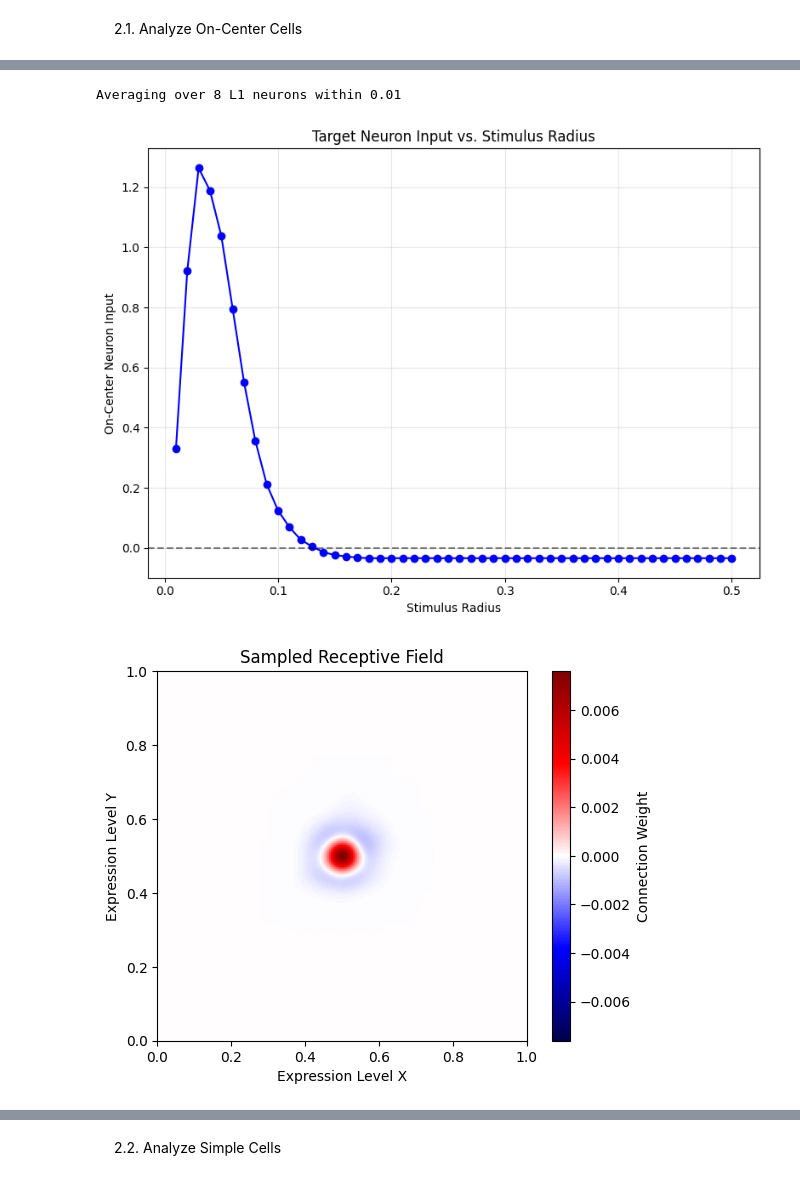
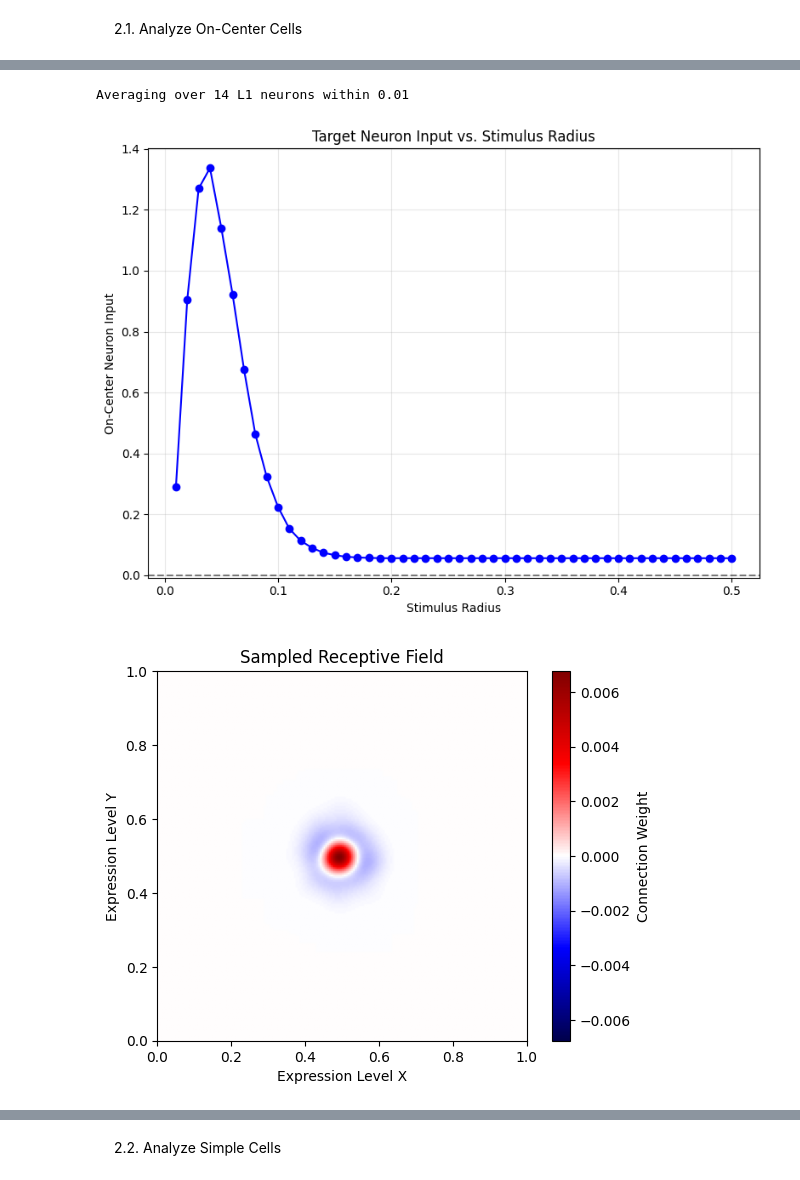
Before and after one commit to Hetznero/chemocnn, a Jupyter notebook: simulations/2d_model.ipynb, the cells around one changed output, grey strips where cells are left out. Drawn from its saved outputs; the diff is of its cells as text; code cells hidden in the pictures.

```diff
--- a/simulations/2d_model.ipynb
+++ b/simulations/2d_model.ipynb
@@ -18,10 +18,17 @@ from lib.utils import *
 
 N_L0_E = 40000
 N_L0_I = 40000
-N_L1_E = 40000
-N_L1_I = 40000
+N_L1_E = 60000
+N_L1_I = 60000
 N_L2_E = 40000
 N_L3_E = 2
+
+# N_L0_E = 40000
+# N_L0_I = 40000
+# N_L1_E = 40000
+# N_L1_I = 40000
+# N_L2_E = 40000
+# N_L3_E = 2
 
 # N_L0_E = 19600
 # N_L0_I = 19600
@@ -377,53 +384,62 @@ plt.tight_layout()
 plt.show()
 
 #############################
 #       Analytical RF       #
 #############################
 
 W_0_csc = W_0.tocsc()
 W_eff = W_0_csc[:, center_idx].toarray().ravel()
 
 true_rf = W_eff.reshape(n, n)
 true_rf = gaussian_filter(true_rf, sigma=5)
 
 vmax_true = np.max(np.abs(true_rf))
 fig, ax = plt.subplots()
 im0 = ax.imshow(true_rf[::-1, :], cmap='seismic', vmin=-vmax_true, vmax=vmax_true, extent=[0, 1, 0, 1])
 ax.set_title('Sampled Receptive Field')
 ax.set_xlabel('Expression Level X')
 ax.set_ylabel('Expression Level Y')
 plt.colorbar(im0, ax=ax, label='Connection Weight')
 plt.show()
 
 #############################
-#        Find RWA RF        #
+#           STA RF          #
 #############################
 
-# n_frames = 50000
-# stim = np.random.randn(n_frames, N_L0_E)
+m, T, B = 100, 200000, 5000
+blk = n // m
+assert n % m == 0
+rng = np.random.default_rng(0)
+target_idx = center_idx
 
-# W_0_csc = W_0.tocsc()
-# W_eff = W_0_csc[:, center_idx].toarray().ravel()
+dx       = 1.0 / (n - 1)
+sig_blk  = (1.0 / m) / np.sqrt(12)
+sig_k    = max(sig_blk, 0.5 * min(sig_0_E, sig_0_I))
+sig_k_px = sig_k / dx
 
-# acts = stim @ W_eff
+x0, y0 = l_vals_L1_E[target_idx]
+w_cell = np.asarray((W_0_E + W_0_I).tocsc()[:, target_idx].todense()).ravel()
+rf_true = w_cell.reshape(n, n)
 
-# rwa_flat = (acts @ stim) / n_frames
+f = gaussian_filter(rf_true, sig_k_px, mode='reflect').reshape(m, blk, m, blk).sum((1, 3)).ravel()
 
-# rwa_2d = rwa_flat.reshape(n, n)
-# rwa_2d = gaussian_filter(rwa_2d, sigma=3)
+sta, rsum = np.zeros(m * m), 0.0
+for _ in tqdm(range(T // B), desc="STA", unit="batch"):
+    s = rng.standard_normal((B, m * m))
+    r = np.maximum(s @ f, 0.0)
+    sta  += r @ s
+    rsum += r.sum()
+sta = (sta / rsum).reshape(m, m)
+#sta = gaussian_filter(sta, sigma=1)
 
-# vmax_rwa = np.max(np.abs(rwa_2d))
-
-# fig, ax = plt.subplots()
-# im0 = ax.imshow(rwa_2d[::-1, :], cmap='seismic', vmin=-vmax_rwa, vmax=vmax_rwa, extent=[0, 1, 0, 1])
-# ax.set_title('RWA Receptive Field')
-# ax.set_xlabel('Expression Level X')
-# ax.set_ylabel('Expression Level Y')
-
-# plt.colorbar(im0, ax=ax, label='Connection Weight')
-
-# plt.show()
+fig, ax = plt.subplots(1, 2, figsize=(12, 5))
+for a, im, t in [(ax[0], f.reshape(m, m), 'ground truth'), (ax[1], sta, f'STA, T={T}')]:
+    v = np.abs(im).max()
+    h = a.imshow(im, cmap='seismic', vmin=-v, vmax=v, origin='lower', extent=[0, 1, 0, 1])
+    a.set(title=t, xlabel='x', ylabel='y')
+    fig.colorbar(h, ax=a, fraction=0.046, pad=0.04)
+plt.tight_layout(); plt.show()
 # %% [output]
-Averaging over 8 L1 neurons within 0.01
+Averaging over 14 L1 neurons within 0.01
-[figure, old version]
+[figure, new version]
-[figure, old version]
+[figure, new version]
```
Also changed, not shown: parts of 14 cells of this notebook, 5 other files.
